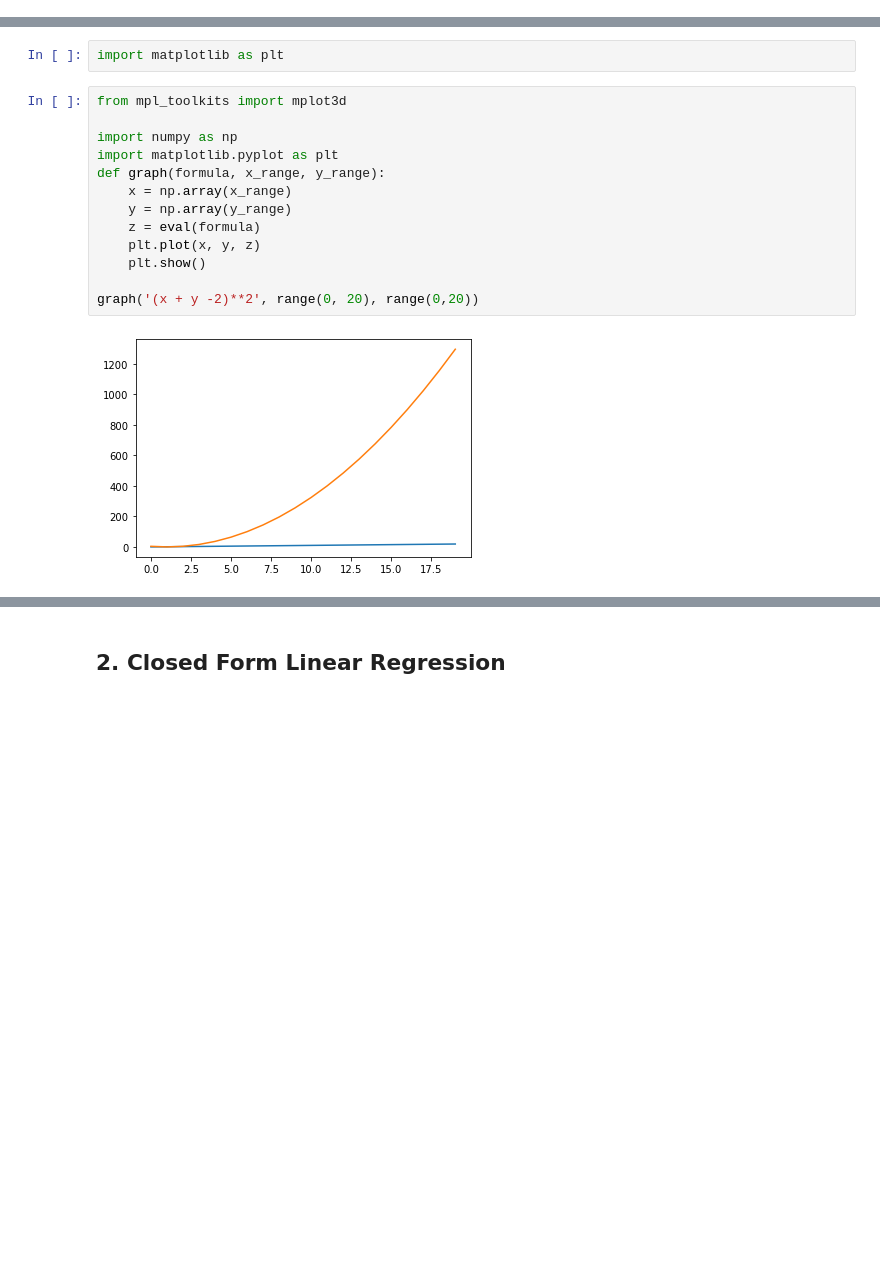
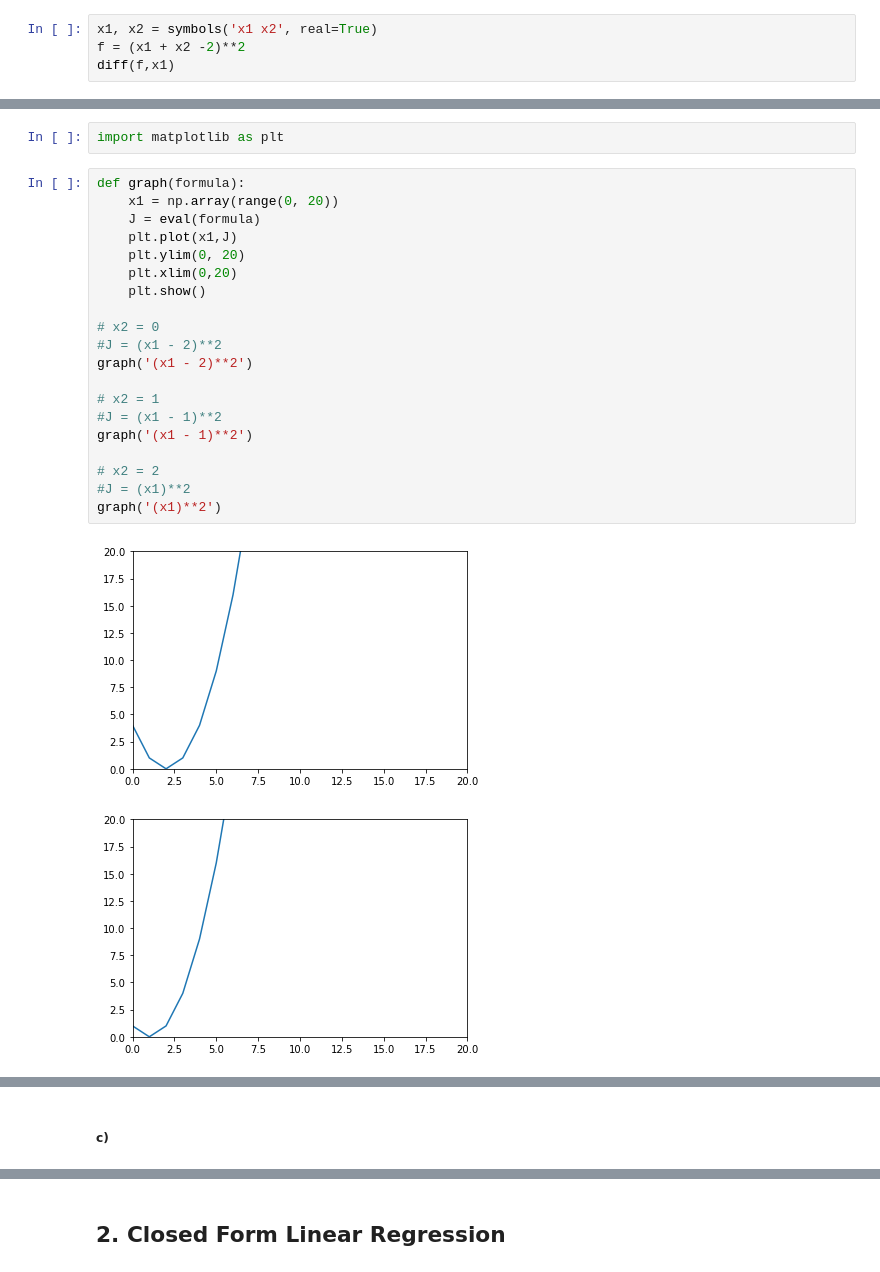
Before and after one commit to Prakhar-Saxena/CollegeAssignments, a Jupyter notebook: CS383/assn1/assn1.ipynb, the cells around one changed output, grey strips where cells are left out. Saved outputs shown, nothing was run; the diff lists cells and outputs as text; blank space fills up the shorter version.

```diff
--- a/CS383/assn1/assn1.ipynb
+++ b/CS383/assn1/assn1.ipynb
@@ -35,0 +53,4 @@ print(reg.intercept_)
+# %%
+x1, x2 = symbols('x1 x2', real=True)
+f = (x1 + x2 -2)**2
+diff(f,x1)
@@ -37,18 +60,26 @@ print(reg.intercept_)
 ##### b)
 # %%
 import matplotlib as plt
-# %%
-from mpl_toolkits import mplot3d
-
-import numpy as np
-import matplotlib.pyplot as plt
-def graph(formula, x_range, y_range):
-    x = np.array(x_range)
-    y = np.array(y_range)
-    z = eval(formula)
-    plt.plot(x, y, z)
-    plt.show()
-
-graph('(x + y -2)**2', range(0, 20), range(0,20))
-# %% [output]
-[figure, removed]
+# %%
+def graph(formula):
+    x1 = np.array(range(0, 20))
+    J = eval(formula)
+    plt.plot(x1,J)
+    plt.ylim(0, 20)
+    plt.xlim(0,20)
+    plt.show()
+
+# x2 = 0
+#J = (x1 - 2)**2
+graph('(x1 - 2)**2')
+
+# x2 = 1
+#J = (x1 - 1)**2
+graph('(x1 - 1)**2')
+
+# x2 = 2
+#J = (x1)**2
+graph('(x1)**2')
+# %% [output]
+[figure, added]
+[figure, added]
@@ -54,0 +87,2 @@ graph('(x + y -2)**2', range(0, 20), range(0,20))
+# %% [markdown]
+##### c)
```
Also changed, not shown: parts of 9 cells of this notebook.
